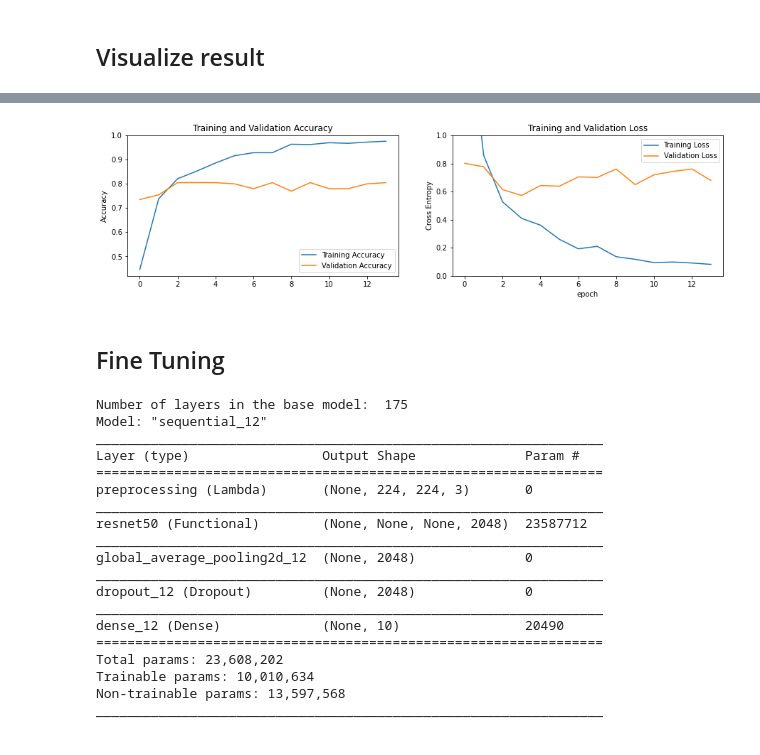
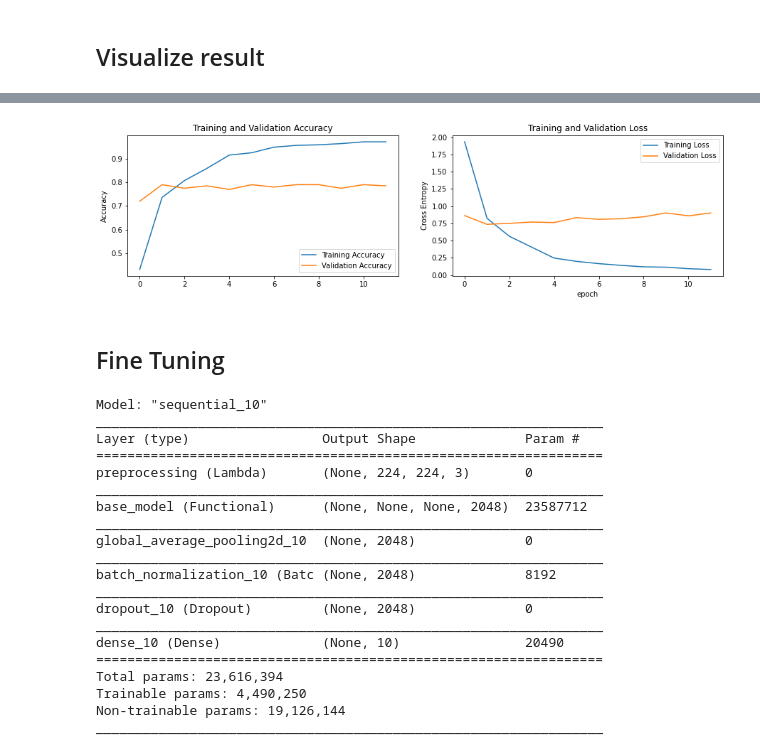
Before and after one commit to chingfhen/Material-Recognition, a Jupyter notebook: model/Resnet50_baseline.ipynb, the cells around one changed output, grey strips where cells are left out. Saved outputs shown, nothing was run; the diff lists cells and outputs as text; code cells hidden in the pictures.

```diff
--- a/model/Resnet50_baseline.ipynb
+++ b/model/Resnet50_baseline.ipynb
@@ -114,21 +115,27 @@ for images, labels in train_dataset.take(1):
 # %% [markdown]
 ## Model
 # %%
-def resnet50():
+def resnet50(lr):
     base_model=tf.keras.applications.ResNet50(
         include_top=False, weights='imagenet')
     base_model.trainable=False
     base_model.training=False
-
+    base_model._name ='base_model'
     model = tf.keras.Sequential([
         tf.keras.layers.Lambda(tf.keras.applications.resnet.preprocess_input, name='preprocessing', input_shape=(224, 224, 3)),
         base_model,
         tf.keras.layers.GlobalAveragePooling2D(),
+        tf.keras.layers.BatchNormalization(),
         tf.keras.layers.Dropout(0.5),
         tf.keras.layers.Dense(10,activation="softmax")
     ])
     model.summary()
+
+    model.compile(optimizer=tf.keras.optimizers.Adam(lr),
+              loss=tf.keras.losses.SparseCategoricalCrossentropy(),
+              metrics=['accuracy', tf.keras.metrics.TopKCategoricalAccuracy(5, name="top-5-accuracy")])
+
     return model
 
-model=resnet50()
+model=resnet50(0.001)
 # %% [output]
@@ -152,10 +161,4 @@ Non-trainable params: 23,587,712
 _________________________________________________________________
-# %%
-LEARNING_RATE=0.001
-
-model.compile(optimizer=tf.keras.optimizers.Adam(LEARNING_RATE),
-              loss=tf.keras.losses.SparseCategoricalCrossentropy(),
-              metrics=['accuracy'])
 # %%
 from tensorflow.python.keras.callbacks import EarlyStopping, ModelCheckpoint
 EARLY_STOP_PATIENCE=10
@@ -213,69 +247,70 @@ plot_confusion_matrix(model,val_dataset,CLASSES)
 # %%
 acc = history.history['accuracy']
 val_acc = history.history['val_accuracy']
 
 loss = history.history['loss']
 val_loss = history.history['val_loss']
 
 plt.figure(figsize=(15, 8))
 plt.subplot(2, 2, 1)
 plt.plot(acc, label='Training Accuracy')
 plt.plot(val_acc, label='Validation Accuracy')
 plt.legend(loc='lower right')
 plt.ylabel('Accuracy')
-plt.ylim([min(plt.ylim()),1])
+# plt.ylim([min(plt.ylim()),1])
 plt.title('Training and Validation Accuracy')
 
 plt.subplot(2, 2, 2)
 plt.plot(loss, label='Training Loss')
 plt.plot(val_loss, label='Validation Loss')
 plt.legend(loc='upper right')
 plt.ylabel('Cross Entropy')
-plt.ylim([0,1.0])
+# plt.ylim([0,1.0])
 plt.title('Training and Validation Loss')
 plt.xlabel('epoch')
 plt.show()
 # %% [output]
-[figure, old version]
+[figure, new version]
 # %% [markdown]
 ## Fine Tuning
 # %%
-model.layers[1].trainable=True
 
-# Let's take a look to see how many layers are in the base model
-print("Number of layers in the base model: ", len(model.layers[1].layers))
+def unfreeze_model(model):
+    model.layers[1].trainable=True
 
-# Fine-tune from this layer onwards
-fine_tune_at = 150
+    fine_tune_at = len(model.layers[1].layers)-10
 
-# Freeze all the layers before the `fine_tune_at` layer
-for layer in model.layers[1].layers[:fine_tune_at]:
-  layer.trainable =  False
+    # Freeze all the layers before the `fine_tune_at` layer
+    for layer in model.layers[1].layers[:fine_tune_at]:
+        layer.trainable =  False
+
+    model.compile(optimizer=tf.keras.optimizers.Adam(1e-4),
+                  loss=tf.keras.losses.SparseCategoricalCrossentropy(),
+                  metrics=['accuracy',  tf.keras.metrics.TopKCategoricalAccuracy(5, name="top-5-accuracy")])
+
+    model.summary()
 
 
-model.compile(optimizer=tf.keras.optimizers.Adam(LEARNING_RATE/10),
-              loss=tf.keras.losses.SparseCategoricalCrossentropy(),
-              metrics=['accuracy'])
-
-model.summary()
+unfreeze_model(model)
 # %% [output]
-Number of layers in the base model:  175
-Model: "sequential_12"
+Model: "sequential_10"
 _________________________________________________________________
 Layer (type)                 Output Shape              Param #
 =================================================================
 preprocessing (Lambda)       (None, 224, 224, 3)       0
 _________________________________________________________________
-resnet50 (Functional)        (None, None, None, 2048)  23587712
+base_model (Functional)      (None, None, None, 2048)  23587712
 _________________________________________________________________
-global_average_pooling2d_12  (None, 2048)              0
+global_average_pooling2d_10  (None, 2048)              0
 _________________________________________________________________
-dropout_12 (Dropout)         (None, 2048)              0
+batch_normalization_10 (Batc (None, 2048)              8192
 _________________________________________________________________
-dense_12 (Dense)             (None, 10)                20490
+dropout_10 (Dropout)         (None, 2048)              0
+_________________________________________________________________
+dense_10 (Dense)             (None, 10)                20490
 =================================================================
-Total params: 23,608,202
-Trainable params: 10,010,634
-Non-trainable params: 13,597,568
+Total params: 23,616,394
+Trainable params: 4,490,250
+Non-trainable params: 19,126,144
 _________________________________________________________________
 # %%
```
Also changed, not shown: parts of 10 cells of this notebook.
